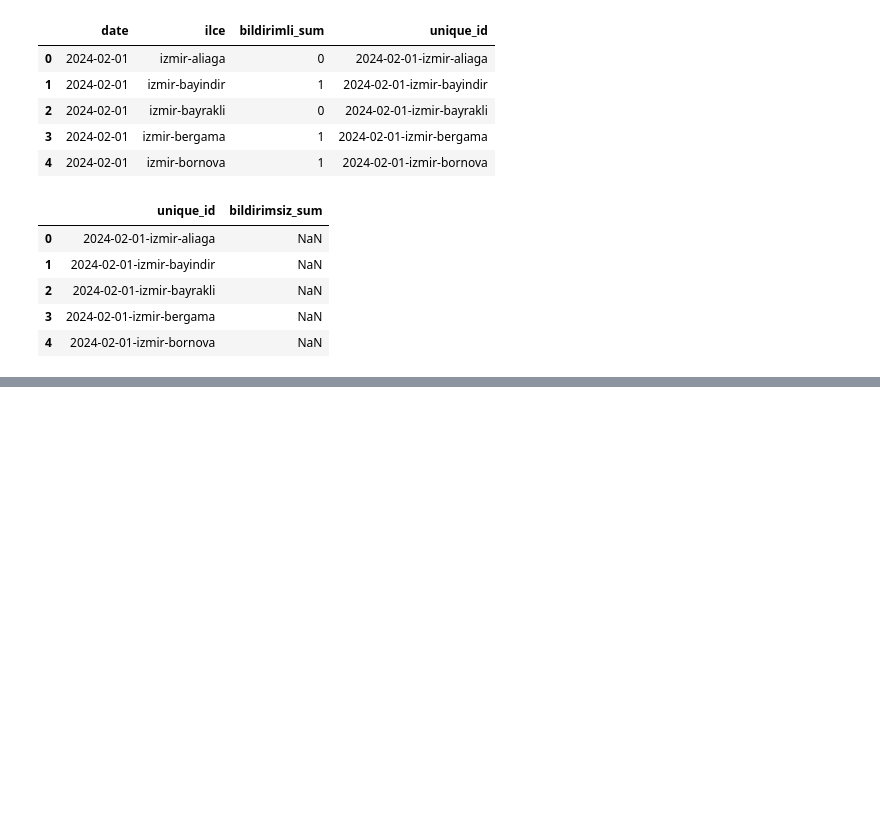
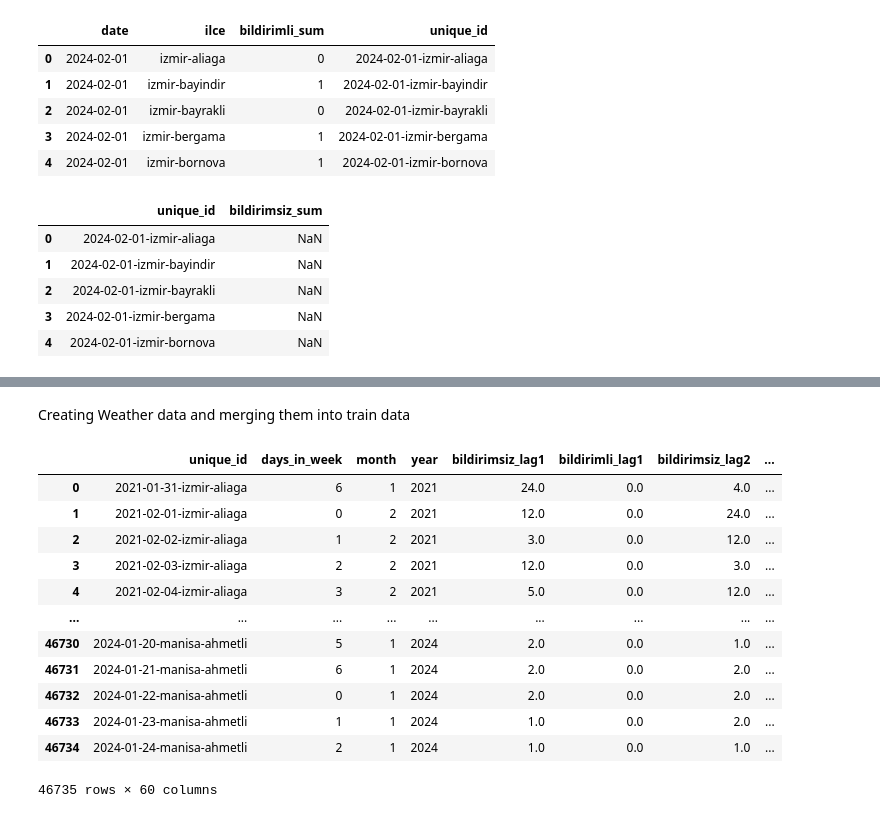
Before and after one commit to linaund1000/gdz-datathon, a Jupyter notebook: data_generation.ipynb, the cells around one changed output, grey strips where cells are left out. Saved outputs shown, nothing was run; the diff lists cells and outputs as text; code cells hidden in the pictures; blank space fills up the shorter version.

```diff
--- a/data_generation.ipynb
+++ b/data_generation.ipynb
@@ -134,0 +251,28 @@ train = pd.merge(train, weather, on='unique_id')
+# %% [markdown]
+Creating Weather data and merging them into train data
+# %%
+train_df = pd.merge(train, merged_data,on="unique_id")
+train_df.fillna(0,inplace=True)
+train_df.columns
+
+train_df['date'] = train_df['date_x']
+train_df['ilce'] = train_df['ilce_x']
+train_df['bildirimsiz_sum'] = train_df['bildirimsiz_sum_x']
+train_df['bildirimli_sum'] = train_df['bildirimli_sum_x']
+train_df['date'] = train_df['date_x']
+train_df.drop(['date_x'	,'ilce_x'	,'bildirimsiz_sum_x'	,'bildirimli_sum_x','date_y'	,'ilce_y'	,'bildirimsiz_sum_y'	,'bildirimli_sum_y'] , axis=1 , inplace=True)
+train_df
+# %% [output]
+|  | unique_id | days_in_week | month | year | bildirimsiz_lag1 | bildirimli_lag1 | bildirimsiz_lag2 | ... |
+| 0 | 2021-01-31-izmir-aliaga | 6 | 1 | 2021 | 24.0 | 0.0 | 4.0 | ... |
+| 1 | 2021-02-01-izmir-aliaga | 0 | 2 | 2021 | 12.0 | 0.0 | 24.0 | ... |
+| 2 | 2021-02-02-izmir-aliaga | 1 | 2 | 2021 | 3.0 | 0.0 | 12.0 | ... |
+| 3 | 2021-02-03-izmir-aliaga | 2 | 2 | 2021 | 12.0 | 0.0 | 3.0 | ... |
+| 4 | 2021-02-04-izmir-aliaga | 3 | 2 | 2021 | 5.0 | 0.0 | 12.0 | ... |
+| ... | ... | ... | ... | ... | ... | ... | ... | ... |
+| 46730 | 2024-01-20-manisa-ahmetli | 5 | 1 | 2024 | 2.0 | 0.0 | 1.0 | ... |
+| 46731 | 2024-01-21-manisa-ahmetli | 6 | 1 | 2024 | 2.0 | 0.0 | 2.0 | ... |
+| 46732 | 2024-01-22-manisa-ahmetli | 0 | 1 | 2024 | 2.0 | 0.0 | 2.0 | ... |
+| 46733 | 2024-01-23-manisa-ahmetli | 1 | 1 | 2024 | 1.0 | 0.0 | 2.0 | ... |
+| 46734 | 2024-01-24-manisa-ahmetli | 2 | 1 | 2024 | 1.0 | 0.0 | 1.0 | ... |
+46735 rows × 60 columns
```
Also changed, not shown: parts of 25 cells of this notebook.
